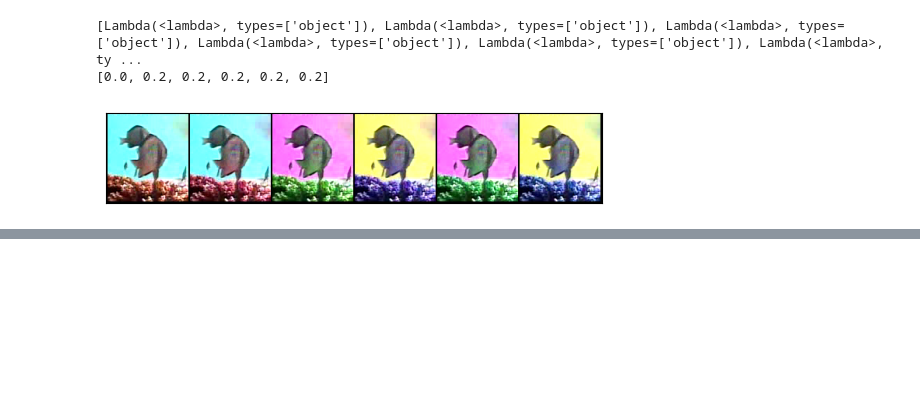
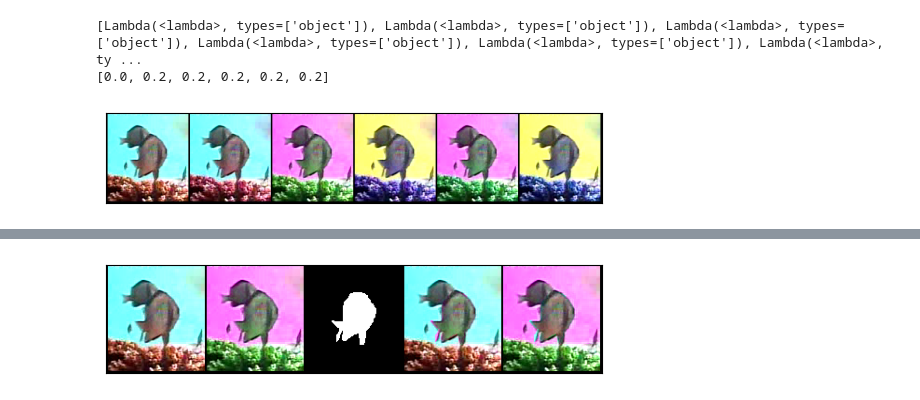
Before and after one commit to krittin-kulrat/MaskAugFish, a Jupyter notebook: demo/augmentation.ipynb, the cells around one changed output, grey strips where cells are left out. Saved outputs shown, nothing was run; the diff lists cells and outputs as text; code cells hidden in the pictures; blank space fills up the shorter version.

```diff
--- a/demo/augmentation.ipynb
+++ b/demo/augmentation.ipynb
@@ -79,0 +114,3 @@ show(grid)
+# %%
+switch_mask = ((mask + 1) * 255)
+print(switch_mask)
@@ -79,0 +125,21 @@ show(grid)
+# %%
+def region_transform(image: torch.Tensor,
+                     mask: torch.Tensor,
+                     transform: v2.Compose) -> torch.Tensor:
+    original_image = image.clone()
+    transformed_image = transform(image)
+    return torch.where(mask.bool(), transformed_image, original_image)
+# %%
+# Fish-only augmentation
+image_list = [image,
+              transform_2(image),
+              torch.cat([mask] * 3, dim=0),]
+# %%
+
+image_list.append(region_transform(image, mask, transform_2))
+image_list.append(region_transform(image, switch_mask, transform_2))
+# %%
+grid = tv.utils.make_grid(image_list, nrow=6)
+show(grid)
+# %% [output]
+[figure, added]
```
Also changed, not shown: parts of 11 cells of this notebook, 1 other file.
